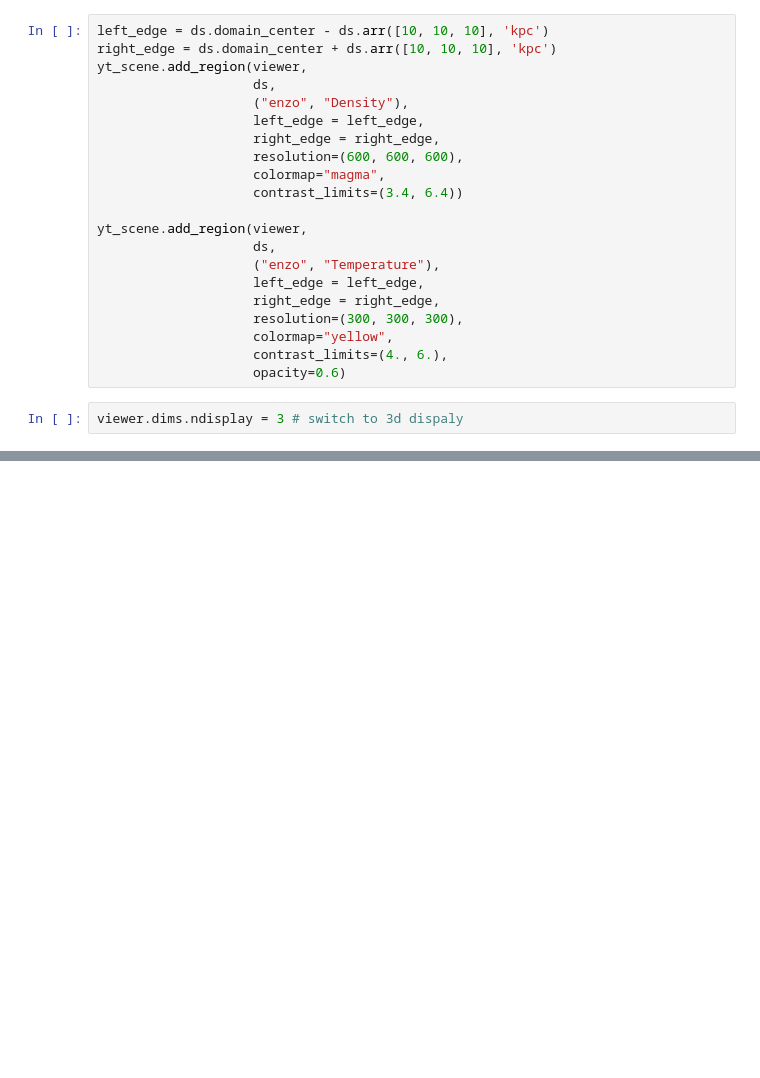
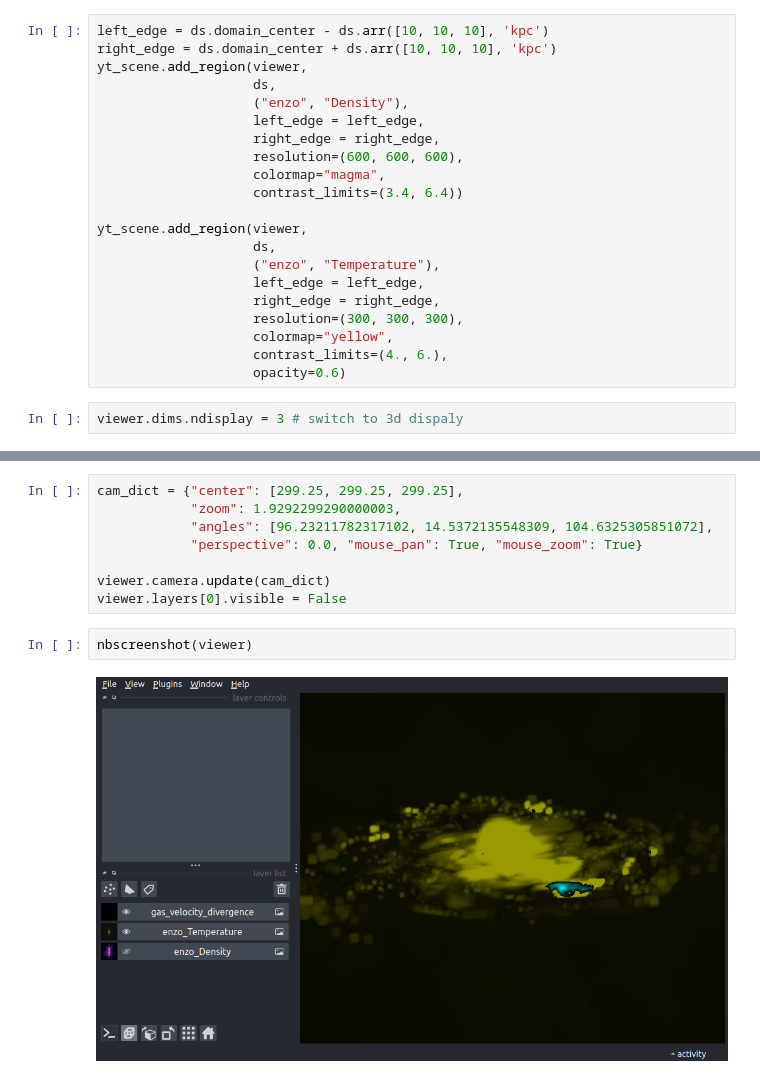
Before and after one commit to data-exp-lab/yt-napari, a Jupyter notebook: docs/examples/ytnapari_scene_01_intro.ipynb, the cells around one changed output, grey strips where cells are left out. Saved outputs shown, nothing was run; the diff lists cells and outputs as text; blank space fills up the shorter version.

```diff
--- a/docs/examples/ytnapari_scene_01_intro.ipynb
+++ b/docs/examples/ytnapari_scene_01_intro.ipynb
@@ -97,0 +112,12 @@ nbscreenshot(viewer)
+# %%
+cam_dict = {"center": [299.25, 299.25, 299.25],
+            "zoom": 1.9292299290000003,
+            "angles": [96.23211782317102, 14.5372135548309, 104.6325305851072],
+            "perspective": 0.0, "mouse_pan": True, "mouse_zoom": True}
+
+viewer.camera.update(cam_dict)
+viewer.layers[0].visible = False
+# %%
+nbscreenshot(viewer)
+# %% [output]
+[figure, added]
```
Also changed, not shown: parts of 9 cells of this notebook, 5 other files.
